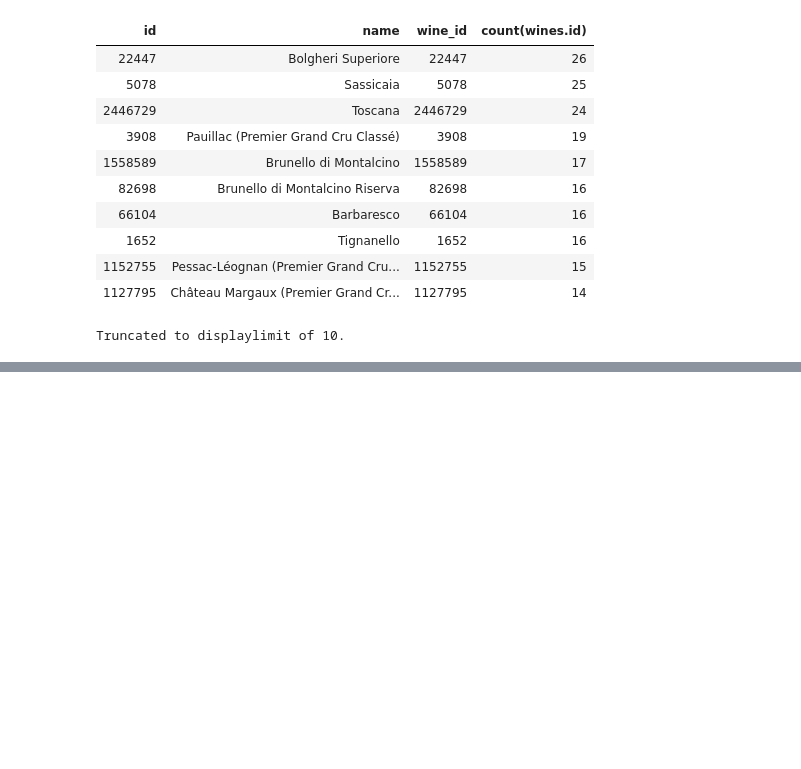
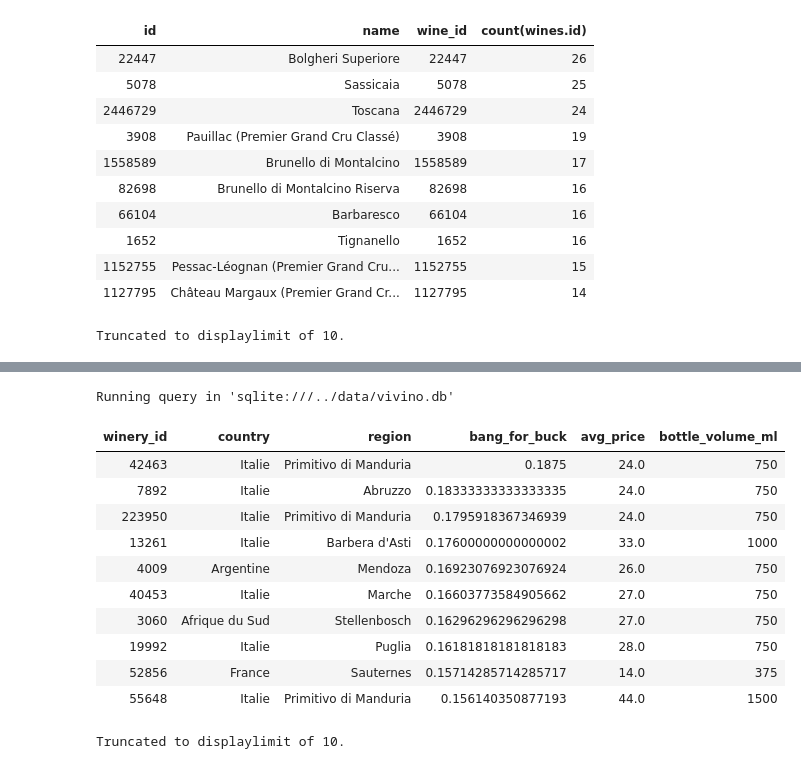
Before and after one commit to JanKazimir/vivinodb, a Jupyter notebook: notebooks/disco.ipynb, the cells around one changed output, grey strips where cells are left out. Drawn from its saved outputs; the diff is of its cells as text; code cells hidden in the pictures; blank space fills up the shorter version.

```diff
--- a/notebooks/disco.ipynb
+++ b/notebooks/disco.ipynb
@@ -294,0 +391,31 @@ Truncated to displaylimit of 10.
+# %%
+%%sql
+SELECT
+winery_id,
+countries.name AS country,
+regions.name AS region,
+--round((price_euros / bottle_volume_ml)*750) AS adjusted_price,
+(AVG(vintages.ratings_average) / AVG(round((price_euros / bottle_volume_ml)*750))) AS bang_for_buck,
+round(AVG(vintages.price_euros)) AS avg_price,
+vintages.bottle_volume_ml
+FROM vintages
+JOIN wines ON wines.id = vintages.wine_id
+JOIN regions ON regions.id =  wines.region_id
+JOIN countries ON countries.code = regions.country_code
+WHERE  vintages.ratings_count > 100
+GROUP BY wines.winery_id
+ORDER BY bang_for_buck DESC
+# %% [output]
+Running query in 'sqlite:///../data/vivino.db'
+| winery_id | country | region | bang_for_buck | avg_price | bottle_volume_ml |
+| 42463 | Italie | Primitivo di Manduria | 0.1875 | 24.0 | 750 |
+| 7892 | Italie | Abruzzo | 0.18333333333333335 | 24.0 | 750 |
+| 223950 | Italie | Primitivo di Manduria | 0.1795918367346939 | 24.0 | 750 |
+| 13261 | Italie | Barbera d'Asti | 0.17600000000000002 | 33.0 | 1000 |
+| 4009 | Argentine | Mendoza | 0.16923076923076924 | 26.0 | 750 |
+| 40453 | Italie | Marche | 0.16603773584905662 | 27.0 | 750 |
+| 3060 | Afrique du Sud | Stellenbosch | 0.16296296296296298 | 27.0 | 750 |
+| 19992 | Italie | Puglia | 0.16181818181818183 | 28.0 | 750 |
+| 52856 | France | Sauternes | 0.15714285714285717 | 14.0 | 375 |
+| 55648 | Italie | Primitivo di Manduria | 0.156140350877193 | 44.0 | 1500 |
+Truncated to displaylimit of 10.
```
Also changed, not shown: parts of 13 cells of this notebook, 3 other files.
